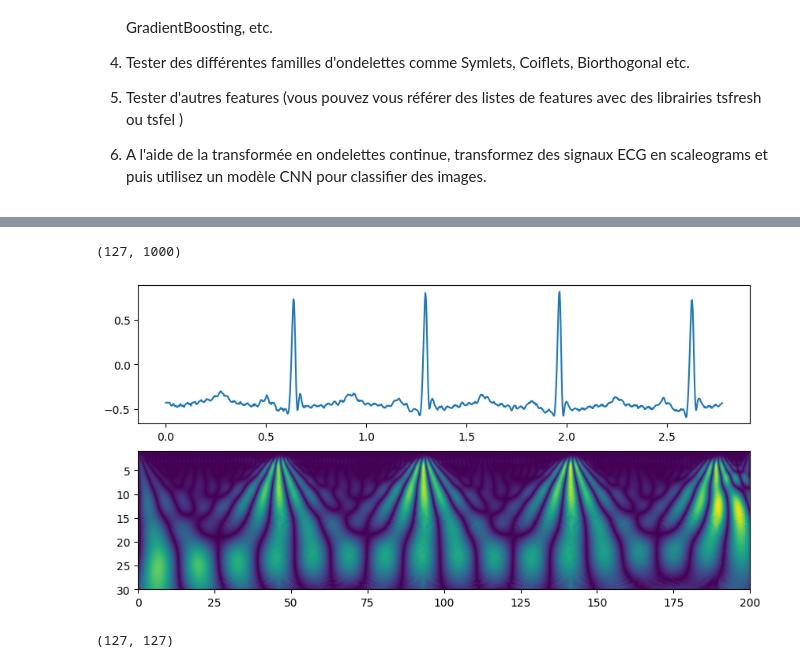
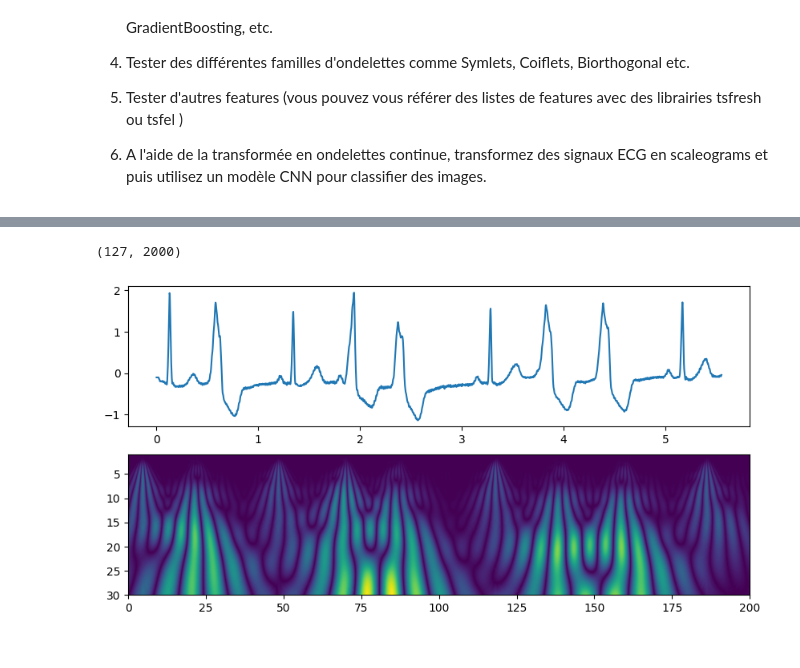
Before and after one commit to Bast-94/ML-BIO, a Jupyter notebook: exercice_12.ipynb, the cells around one changed output, grey strips where cells are left out. Saved outputs shown, nothing was run; the diff lists cells and outputs as text; code cells hidden in the pictures.

```diff
--- a/exercice_12.ipynb
+++ b/exercice_12.ipynb
@@ -59,24 +60,21 @@ def load_signal_using_wfdb(file, start, end, channel, pn_dir):
     data = record.p_signal.reshape(-1)
     return data
 # %%
-signal_test = load_signal_using_wfdb('205', start=0, end=1000, channel = 0, pn_dir='mitdb')
+signal_test = load_signal_using_wfdb('208', start=0, end=2000, channel = 0, pn_dir='mitdb')
 waveletname = 'morl'
 scales = range(1, 128)
 coeff, freqs = pywt.cwt(signal_test, scales, waveletname, 1)
 # %%
+
 print(coeff.shape)
 N = signal_test.size
 sr = 360
 dt = 1/sr
 time = np.arange(0, N)*dt
 fig, (ax1, ax2) = plt.subplots(2, figsize=(10, 5))
 ax1.plot(time, signal_test)
-im = ax2.imshow(abs(coeff), extent = [0, 200, 30, 1],
+im = ax2.imshow(abs(coeff[:,:]), extent = [0, 200, 30, 1],
                 interpolation = 'bilinear', aspect = 'auto')
 # %% [output]
-(127, 1000)
+(127, 2000)
-[figure, old version]
+[figure, new version]
-# %%
-coeff[:,:127].shape
-# %% [output]
-(127, 127)
```
Also changed, not shown: parts of 2 cells of this notebook.
